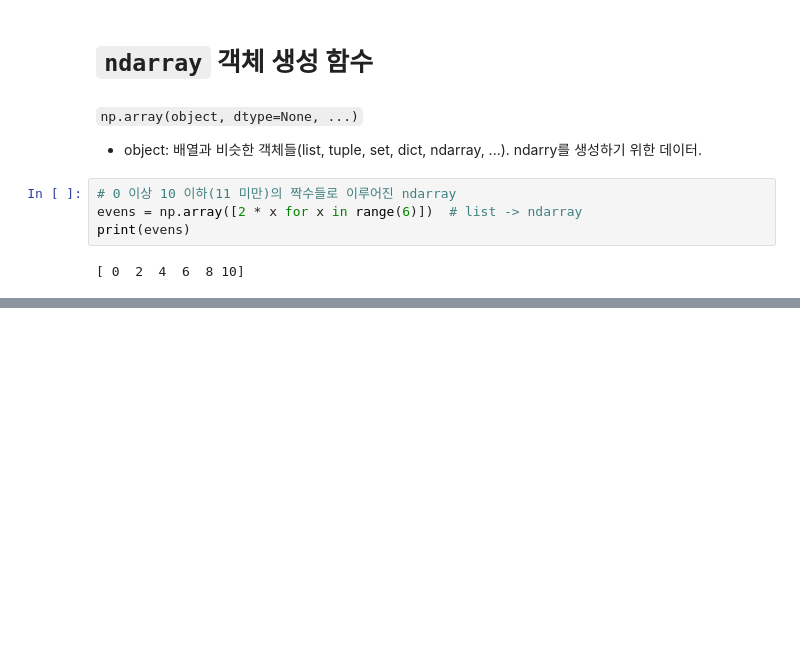
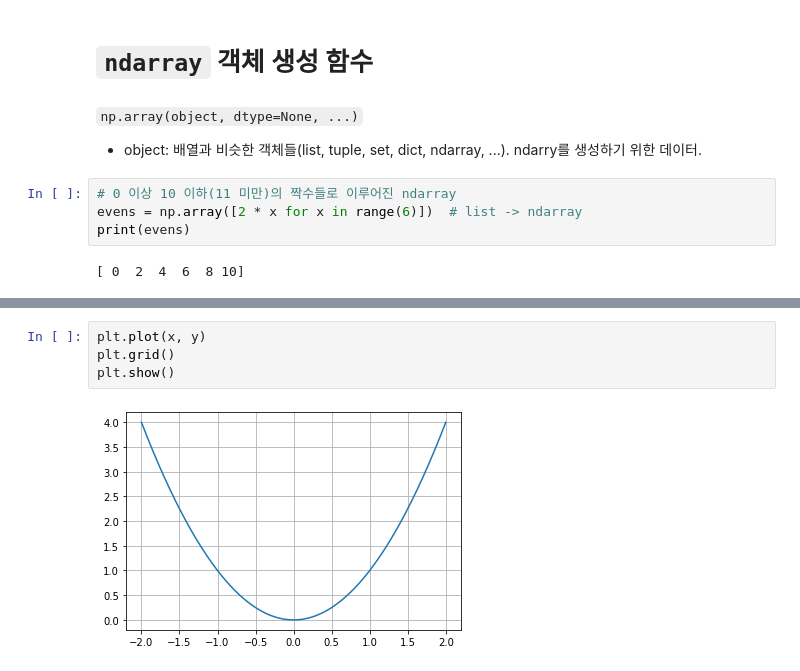
Before and after one commit to Siamesesam/202208_itw_java134_lab_python, a Jupyter notebook: py17_numpy.ipynb, the cells around one changed output, grey strips where cells are left out. Drawn from its saved outputs; the diff is of its cells as text; blank space fills up the shorter version.

```diff
--- a/py17_numpy.ipynb
+++ b/py17_numpy.ipynb
@@ -169,0 +285,6 @@ print(evens)
+# %%
+plt.plot(x, y)
+plt.grid()
+plt.show()
+# %% [output]
+[figure, added]
```
Also changed, not shown: parts of 22 cells of this notebook.
